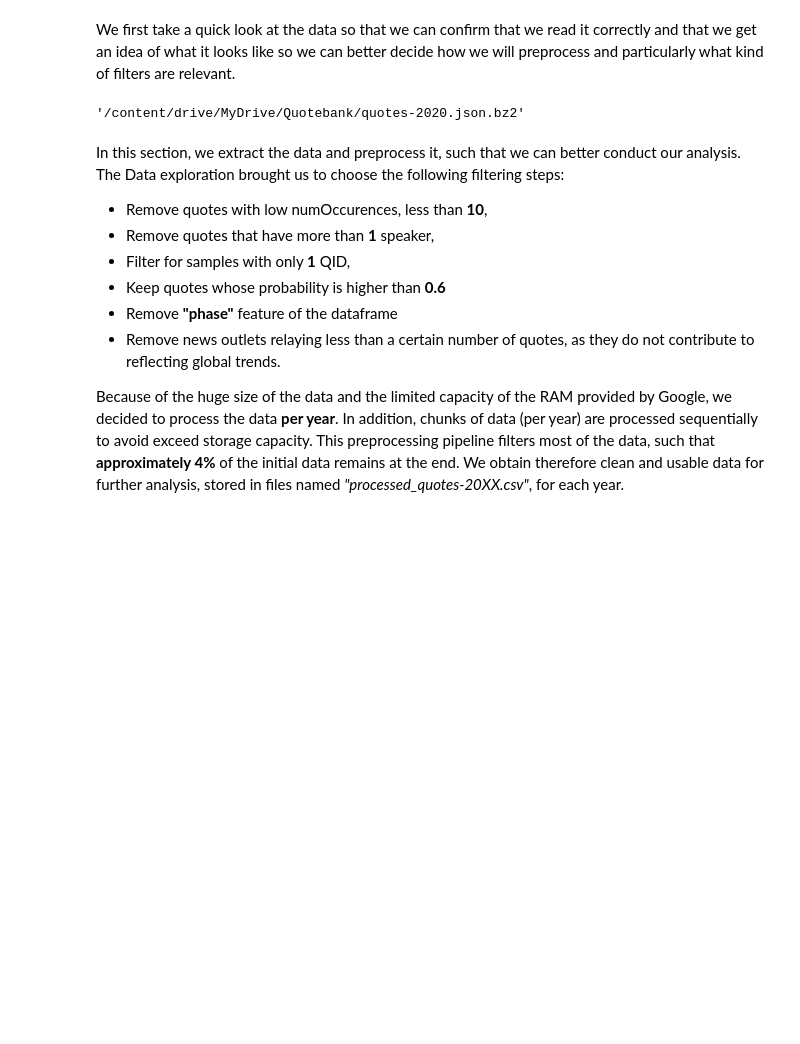
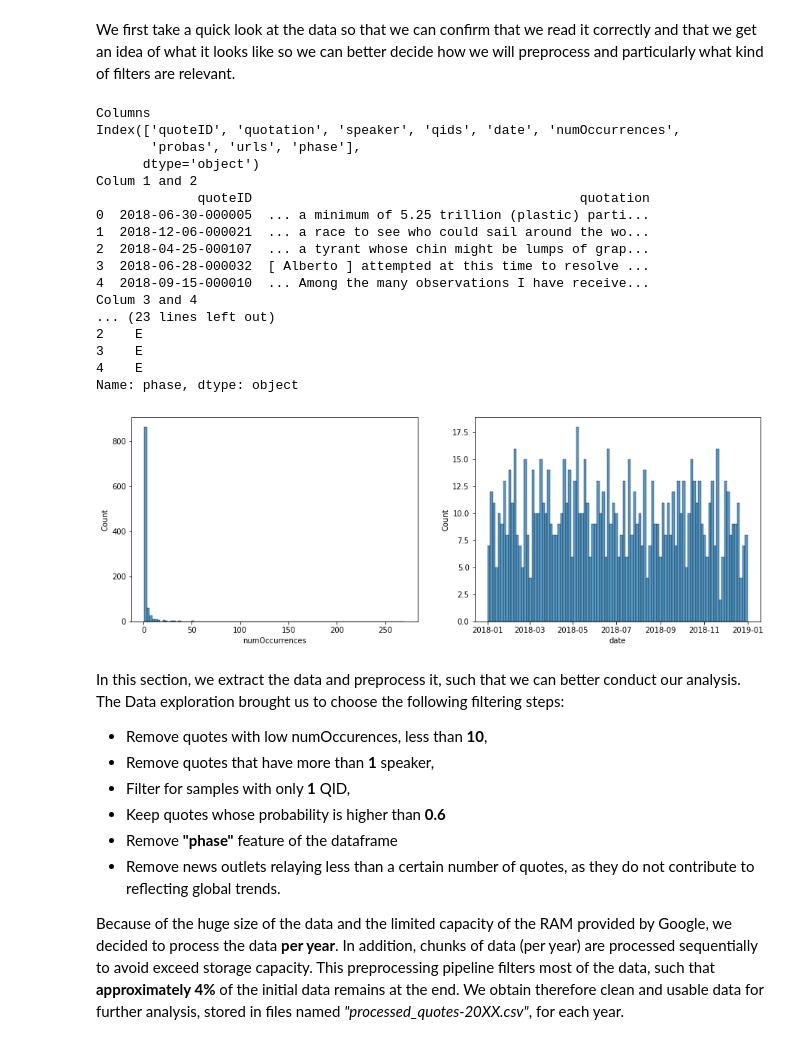
Before and after one commit to epfl-ada/ada-2021-project-the-data-collectivists, a Jupyter notebook: ADA_Project.ipynb, the cells around one changed output. Drawn from its saved outputs; the diff is of its cells as text; code cells hidden in the pictures; blank space fills up the shorter version.

```diff
--- a/ADA_Project.ipynb
+++ b/ADA_Project.ipynb
@@ -65,8 +95,4 @@ years = ["2016", "2017", "2018", "2019", "2020"]
 # %% [markdown]
 We first take a quick look at the data so that we can confirm that we read it correctly and that we get an  idea of what it looks like so we can better decide how we will preprocess and particularly what kind of filters are relevant.
 # %%
-path_to_file = input_path + primer_input + years[4] + tail_input
+path_to_file = input_path + primer_input + years[2] + tail_input
-# %%
-path_to_file
-# %% [output]
-'/content/drive/MyDrive/Quotebank/quotes-2020.json.bz2'
@@ -75,22 +99,43 @@ df_reader = pd.read_json(path_to_file, lines = True, compression = 'bz2', chunks
 # %%
+df_reader = pd.read_json(path_to_file,lines = True, compression = 'bz2', chunksize = 1_000)
 for chunk in df_reader:
+  # We will only process one chunk here (The reason why we don't just )
   print("Columns")
   print(chunk.columns)
   print("Colum 1 and 2")
   print(chunk.iloc[0:5,0:2])
   print("Colum 3 and 4")
   print(chunk.iloc[0:5,2:4])
   print("Colum 5 and 6")
   print(chunk.iloc[0:5,4:6])
   print("Colum 7 and 8")
   print(chunk.iloc[0:5,6:8])
   print("Colum 9")
   print(chunk.iloc[0:5,8])
   fig, axes = plt.subplots(1, 2, figsize=(15, 5))
 
   sns.histplot(ax = axes[0], data = chunk['numOccurrences'], bins = 100)
   sns.histplot(ax = axes[1], data = chunk['date'], bins = 100)
   break
+# %% [output]
+Columns
+Index(['quoteID', 'quotation', 'speaker', 'qids', 'date', 'numOccurrences',
+       'probas', 'urls', 'phase'],
+      dtype='object')
+Colum 1 and 2
+             quoteID                                          quotation
+0  2018-06-30-000005  ... a minimum of 5.25 trillion (plastic) parti...
+1  2018-12-06-000021  ... a race to see who could sail around the wo...
+2  2018-04-25-000107  ... a tyrant whose chin might be lumps of grap...
+3  2018-06-28-000032  [ Alberto ] attempted at this time to resolve ...
+4  2018-09-15-000010  ... Among the many observations I have receive...
+Colum 3 and 4
+... (23 lines left out)
+2    E
+3    E
+4    E
+Name: phase, dtype: object
+[figure, added]
 # %% [markdown]
 In this section, we extract the data and preprocess it, such that we can better conduct our analysis. The Data exploration brought us to choose the following filtering steps:
 
```
Also changed, not shown: parts of 75 cells of this notebook.
